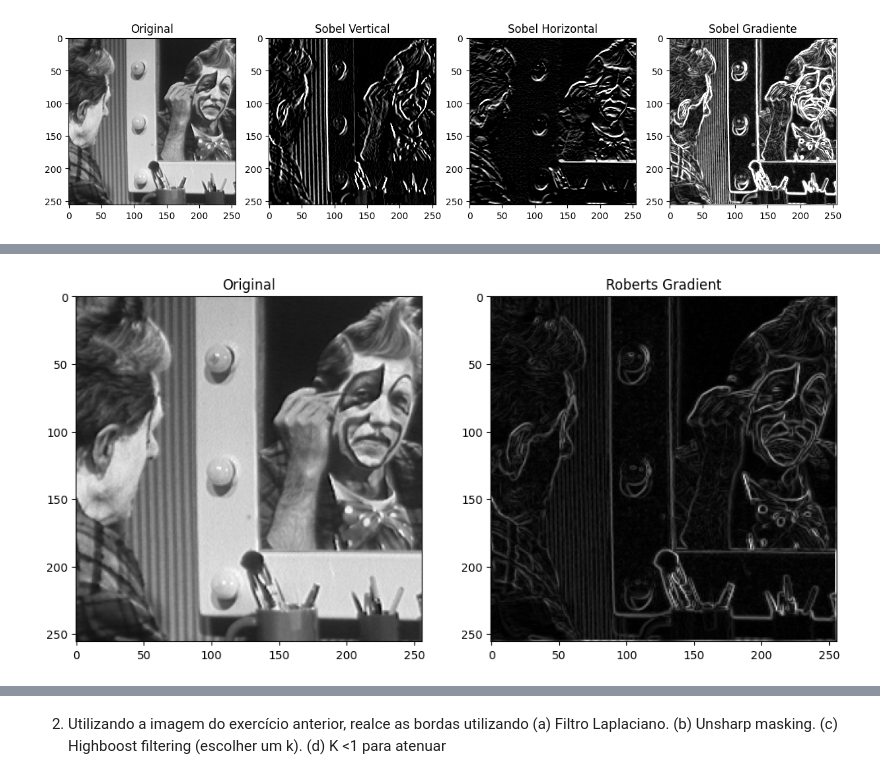
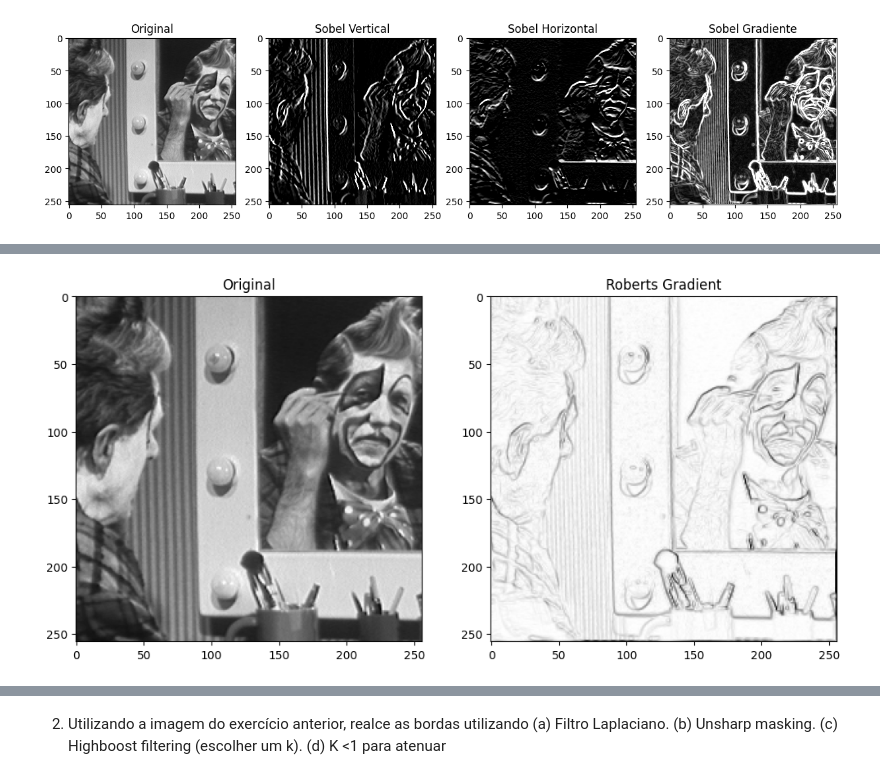
Before and after one commit to gabrielmsantos/pgc111-labs-2023, a Jupyter notebook: Lab05 - High pass filtering/Lab05.ipynb, the cells around one changed output, grey strips where cells are left out. Cells and saved outputs as stored; diff of their text form; code cells hidden in the pictures.

```diff
--- a/Lab05 - High pass filtering/Lab05.ipynb
+++ b/Lab05 - High pass filtering/Lab05.ipynb
@@ -119,16 +119,19 @@ print_images(labels, images, _figsize=(15, 15))
 # %%
 # Roberts Exercise
 r1, r2 = roberts_cross_kernel()
 img_r1 = convolution(img1, r1)
 img_r2 = convolution(img1, r2)
 img_rgrad = gradient(img_r1, img_r2)
 
+# inverting image
+img_rgrad = 255 - img_rgrad
+
 # Printing
 images = np.array([[img1, img_rgrad]])
 labels = np.array([['Original', 'Roberts Gradient']])
 print_images(labels, images, _figsize=(12, 12))
 # %% [output]
-[figure, old version]
+[figure, new version]
 # %% [markdown]
 ### Roberts Solution
 ![SegmentLocal](cln1rob1.gif "segment")
```
